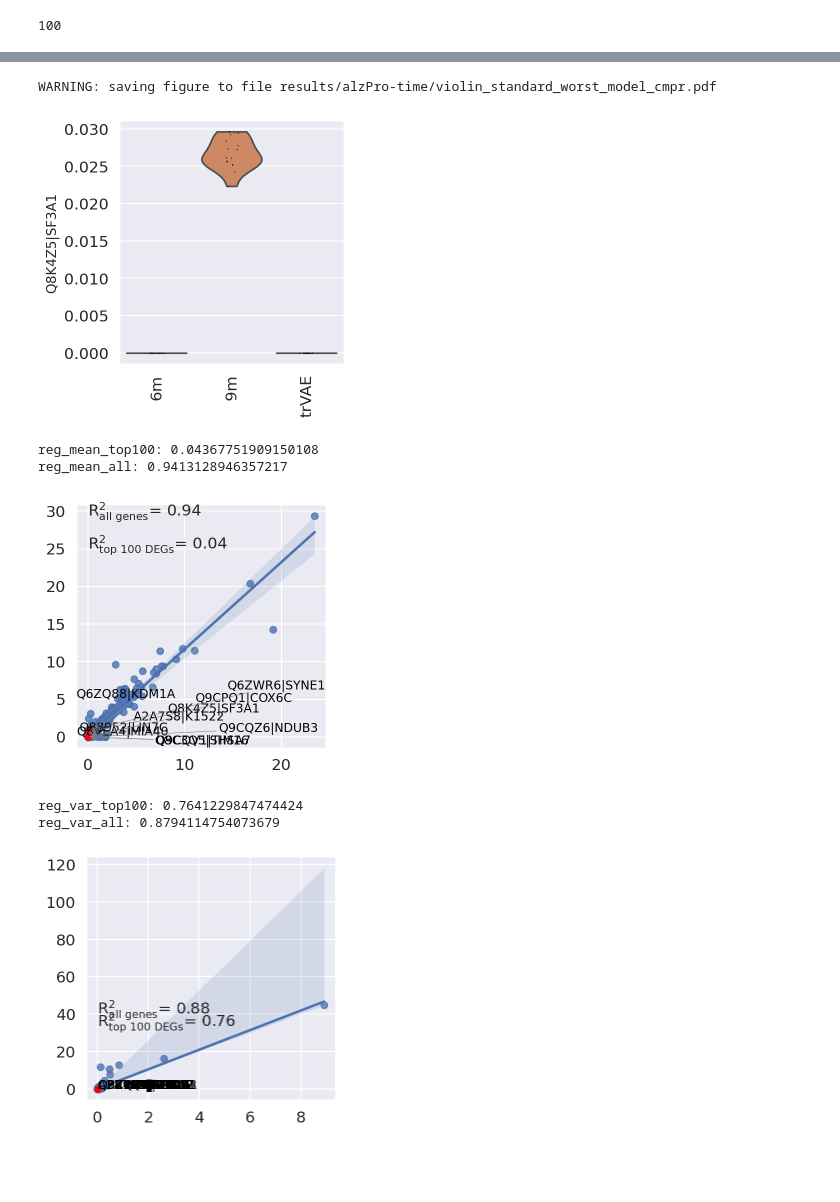
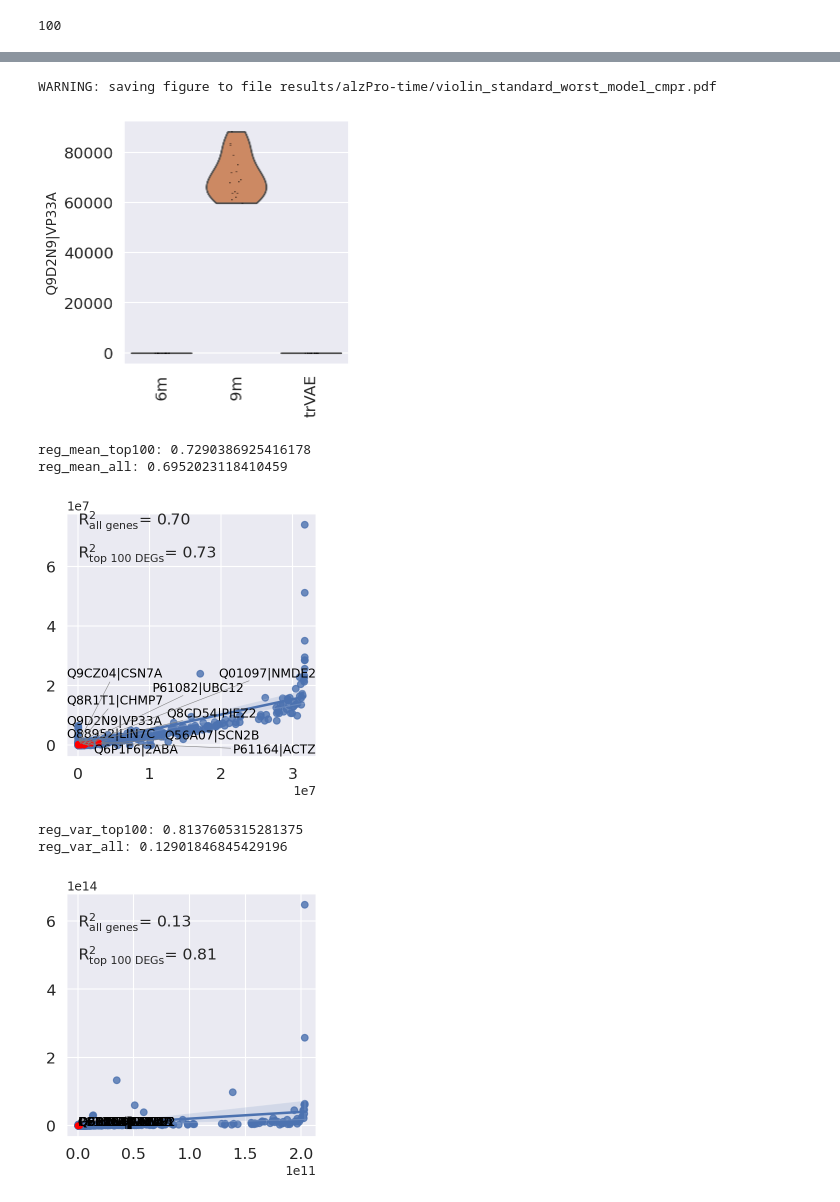
Before and after one commit to Kalamojo/Alz_trVAE, a Jupyter notebook: Jupyter Notebooks/AlzPro-Time.ipynb, the cells around one changed output, grey strips where cells are left out. Cells and saved outputs as stored; diff of their text form; code cells hidden in the pictures; blank space fills up the shorter version.

```diff
--- a/Jupyter Notebooks/AlzPro-Time.ipynb
+++ b/Jupyter Notebooks/AlzPro-Time.ipynb
@@ -63,7 +65,7 @@ real_adata = cell_type_adata[cell_type_adata.obs[condition_key] == target_condit
 ctrl_adata.obs['method'] = source_condition
 real_adata.obs['method'] = target_condition
 # %%
-trvae_reconstructed = sc.read(f"./data/reconstructed/trVAE_alzPro-time/{specific_cell_type}_{'norm' if normalized else 'count'}_{combination}.h5ad")
+trvae_reconstructed = sc.read(f"./data/reconstructed/trVAE_alzPro-time/{specific_cell_type}_{source_condition}_to_{target_condition}_{'norm' if normalized else 'count'}_{combination}.h5ad")
 #trvae_reconstructed.uns['log1p']["base"] = None
 trvae_reconstructed
 # %% [output]
@@ -372,25 +374,25 @@ sc.pl.violin(models,
             )
 # %% [output]
 WARNING: saving figure to file results/alzPro-time/violin_standard_worst_model_cmpr.pdf
-[figure, old version]
+[figure, new version]
 # %%
 #top_genes = up_genes.tolist() + down_genes.tolist()
 # %%
 reptrvae.pl.reg_mean_plot(adata_pred,
                          top_100_genes=top_genes,
                          gene_list=top_genes[:5] + top_genes[50:55],
                          condition_key=condition_key,
                          axis_keys={'x': f"{source_condition}_to_{target_condition}", 'y': target_condition},
                          labels={'x': "", 'y': ""},
-                         path_to_save=os.path.join(path_to_save, f"trVAE_{specific_cell_type}_{'normalized' if normalized else 'count'}_{combination}_reg_mean.pdf"),
+                         path_to_save=os.path.join(path_to_save, f"trVAE_{specific_cell_type}_{source_condition}_to_{target_condition}_{'normalized' if normalized else 'count'}_{combination}_reg_mean.pdf"),
                          legend=False,
                          show=True,
                          x_coeff=1.0,
                          y_coeff=0.0)
 # %% [output]
-reg_mean_top100: 0.04367751909150108
-reg_mean_all: 0.9413128946357217
+reg_mean_top100: 0.7290386925416178
+reg_mean_all: 0.6952023118410459
-[figure, old version]
+[figure, new version]
 # %%
 reptrvae.pl.reg_var_plot(adata_pred,
                          top_100_genes=top_genes,
@@ -398,15 +400,15 @@ reptrvae.pl.reg_var_plot(adata_pred,
                          condition_key=condition_key,
                          axis_keys={'x': f"{source_condition}_to_{target_condition}", 'y': target_condition},
                          labels={'x': "", 'y': ""},
-                         path_to_save=os.path.join(path_to_save, f"trVAE_{specific_cell_type}_{'normalized' if normalized else 'count'}_{combination}_reg_var.pdf"),
+                         path_to_save=os.path.join(path_to_save, f"trVAE_{specific_cell_type}_{source_condition}_to_{target_condition}_{'normalized' if normalized else 'count'}_{combination}_reg_var.pdf"),
                          legend=False,
                          show=True,
                          x_coeff=1.0,
                          y_coeff=0.1)
 # %% [output]
-reg_var_top100: 0.7641229847474424
-reg_var_all: 0.8794114754073679
+reg_var_top100: 0.8137605315281375
+reg_var_all: 0.12901846845429196
-[figure, old version]
+[figure, new version]
 # %%
 up_genes.tolist()
 # %% [output]
```
Also changed, not shown: parts of 18 cells of this notebook, 22 other files.
